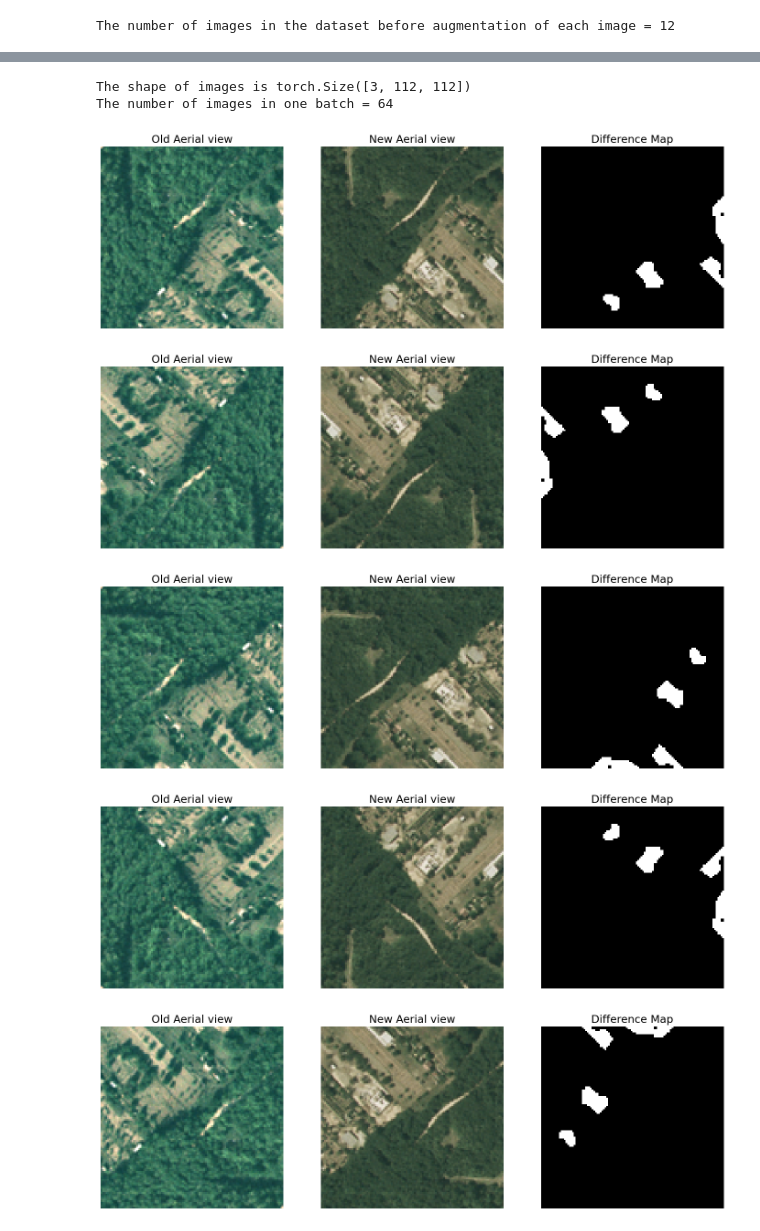
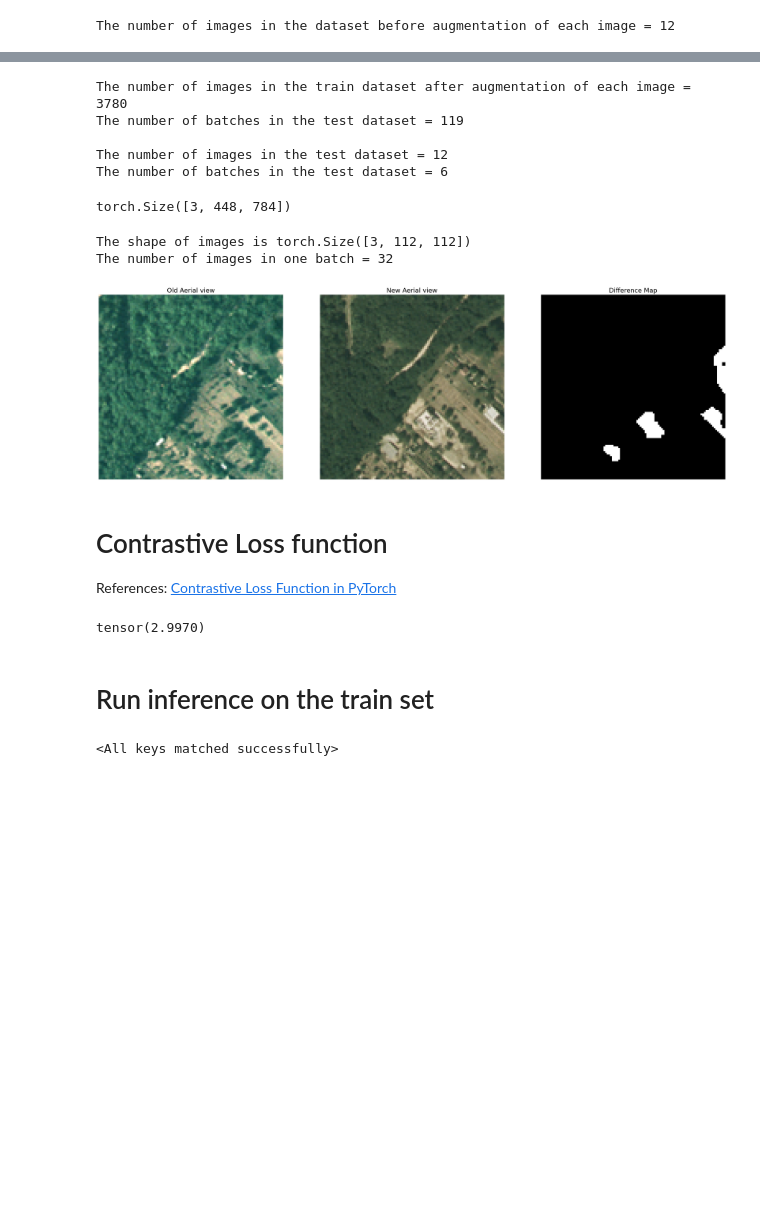
Before and after one commit to Rish-01/PyTorch-Siamese-CNN, a Jupyter notebook: Siamese-CNN.ipynb, the cells around one changed output, grey strips where cells are left out. Saved outputs shown, nothing was run; the diff lists cells and outputs as text; code cells hidden in the pictures; blank space fills up the shorter version.

Commit message:
Add custom loss, training loop and inference

```diff
--- a/Siamese-CNN.ipynb
+++ b/Siamese-CNN.ipynb
@@ -161,3 +143,31 @@ The number of batches in the test dataset = 1
+# %%
+batch_size = 32
+
+# Train dataset and dataloader.
+train_siamese_dataset = SiameseDataset(augmented_train_image_list)
+train_siamese_dataloader = torch.utils.data.DataLoader(train_siamese_dataset, batch_size=batch_size, shuffle=False)
+
+# Print the information about the train dataset and dataloader.
+print(f'The number of images in the train dataset after augmentation of each image = {len(train_siamese_dataset)}')
+print(f'The number of batches in the test dataset = {len(train_siamese_dataloader)}')
+
+# Test dataset and dataloader.
+test_siamese_dataset = SiameseDataset(test_image_list, transform=test_transform)
+test_siamese_dataloader = torch.utils.data.DataLoader(test_siamese_dataset, batch_size=2, shuffle=False)
+
+# Print the information about the test dataset and dataloader.
+print(f'\nThe number of images in the test dataset = {len(test_siamese_dataset)}')
+print(f'The number of batches in the test dataset = {len(test_siamese_dataloader)}')
+# %% [output]
+The number of images in the train dataset after augmentation of each image = 3780
+The number of batches in the test dataset = 119
+
+The number of images in the test dataset = 12
+The number of batches in the test dataset = 6
+# %%
+print(next(iter(test_siamese_dataloader))[0][1].shape)
+# %% [output]
+torch.Size([3, 448, 784])
 # %%
 # Loop runs for iterations = number of batches.
 # We have only one batch for this dataset with batch_size = min(total number of images, 64).
@@ -167,42 +177,38 @@ for img1, img2, labels in train_siamese_dataloader:
     print(f'The number of images in one batch = {img1.shape[0]}')
 
     # You can vary the number_of_images value to print the number of images (set of 3) you need.
-    number_of_images = 5 # maximum size of img1.shape[0].
+    number_of_images = 1 # maximum size of img1.shape[0].
 
     for i, j in zip([x for x in range(number_of_images)], [(max(3, number_of_images) * x + 1) for x in range(number_of_images)]):
 
         # Process old image.
         # Transpose is applied to all images to get the image in the form HWC from CHW.
         image1 = img1[i].transpose(0, 2).transpose(0, 1)
 
         plt.figure(figsize = (30, 30))
         plt.subplot(number_of_images, max(3, number_of_images), j)
         plt.imshow(image1)
         plt.axis('off')
         plt.title('Old Aerial view', fontsize = '17')
 
         # Process new image.
         image2 = img2[i].transpose(0, 2).transpose(0, 1)
 
         plt.subplot(number_of_images, max(3, number_of_images), j + 1)
         plt.imshow(image2)
         plt.axis('off')
         plt.title('New Aerial view', fontsize = '17')
 
         # Process difference map label.
         label = labels[i].transpose(0, 2).transpose(0, 1)
 
         plt.subplot(number_of_images, max(3, number_of_images), j + 2)
         plt.imshow(label, cmap = 'gray')
         plt.axis('off')
         plt.title('Difference Map', fontsize = '17')
 
     break
 # %% [output]
 The shape of images is torch.Size([3, 112, 112])
-The number of images in one batch = 64
+The number of images in one batch = 32
-[figure, old version]
+[figure, new version]
-[figure, removed]
-[figure, removed]
-[figure, removed]
-[figure, removed]
@@ -208,0 +235,5 @@ The number of images in one batch = 64
+# %% [markdown]
+# Contrastive Loss function
+
+References:
+[Contrastive Loss Function in PyTorch](https://jamesmccaffrey.wordpress.com/2022/03/04/contrastive-loss-function-in-pytorch/)
@@ -208,0 +271,13 @@ The number of images in one batch = 64
+# %%
+# Debug the Custom Loss function
+
+loss_func = ContrastiveLoss(2)  # instantiate a loss object
+
+y1 = torch.randn((batch_size, 3, 112, 112), dtype=torch.float32)
+y2 = torch.randn((batch_size, 3, 112, 112),dtype=torch.float32)
+y_hat = torch.randn((batch_size, 1, 112, 112))
+
+loss = loss_func(y1, y2, y_hat)
+print(loss)
+# %% [output]
+tensor(2.9970)
@@ -208,0 +329,15 @@ The number of images in one batch = 64
+# %% [markdown]
+# Run inference on the train set
+# %%
+inference_epoch = 10
+
+siamese_cnn = SiameseCNN()
+siamese_cnn = siamese_cnn.to(device)  # Move the model to the GPU
+
+model_checkpoint = torch.load(os.path.join(
+            checkpoint_path, f'epoch-{inference_epoch}.pth'))
+
+# Load the weights into the model.
+siamese_cnn.load_state_dict(model_checkpoint['state_dict'])
+# %% [output]
+<All keys matched successfully>
```
Also changed, not shown: parts of 12 cells of this notebook.
